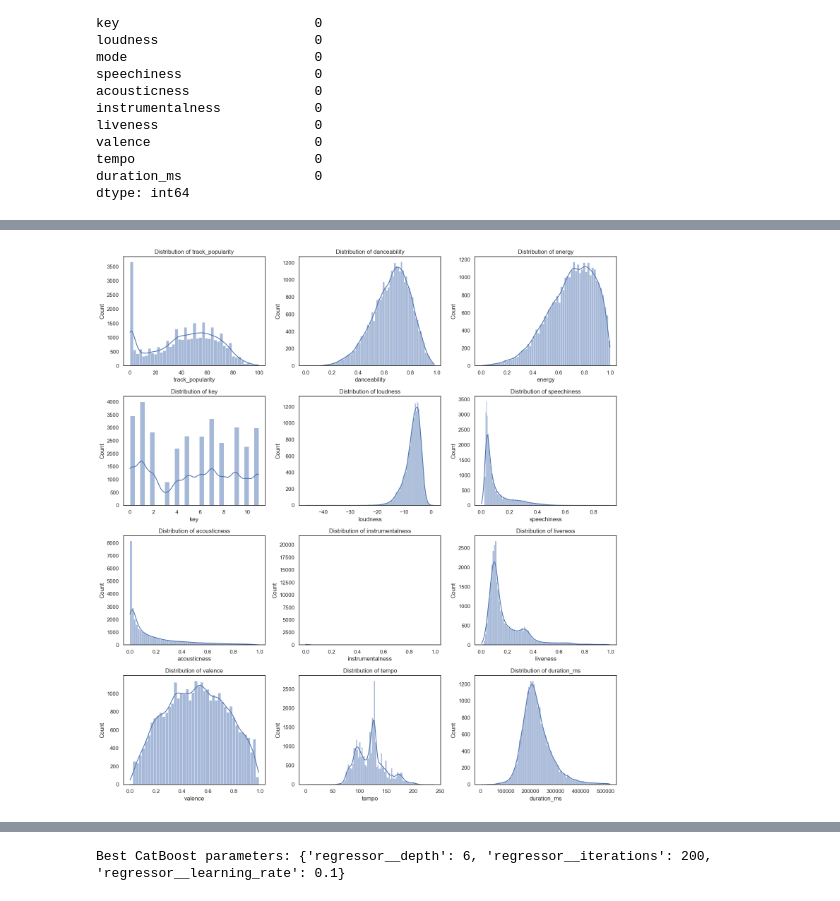
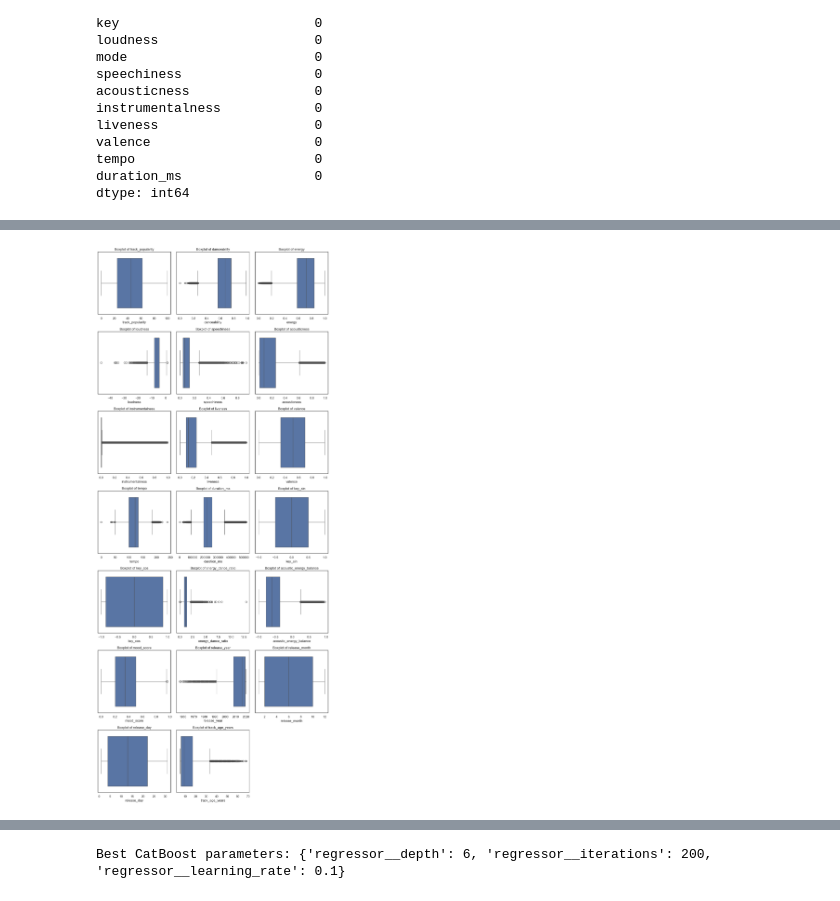
Before and after one commit to Yahlawat/Spotify-Popularity-Prediction, a Jupyter notebook: notebooks/spotify_popularity_prediction.ipynb, the cells around one changed output, grey strips where cells are left out. Drawn from its saved outputs; the diff is of its cells as text; code cells hidden in the pictures.

```diff
--- a/notebooks/spotify_popularity_prediction.ipynb
+++ b/notebooks/spotify_popularity_prediction.ipynb
@@ -41,6 +90,6 @@ sns.set_theme(style="white")
 # %%
 # Load the dataset
-df = pd.read_csv('../data/raw/spotify_songs.csv')
+df = pd.read_csv('../data/spotify_songs.csv')
 
 # Display basic information
 print("Dataset Shape:", df.shape)
@@ -158,0 +290,7 @@ The dataset appears to have no missing values. However, according to the data do
+# %%
+# Define categorical and numerical feature sets
+df_featured_categorical = df_featured.select_dtypes(include=['category']).columns.tolist()
+df_featured_numerical = df_featured.select_dtypes(include=['int32', 'float32', 'float64']).columns.tolist()
+
+print("Categorical Features:", df_featured_categorical)
+print("Numerical Features:", df_featured_numerical)
@@ -158,0 +311,18 @@ The dataset appears to have no missing values. However, according to the data do
+# %%
+# Create a distribution plot for each numeric feature in df_featured
+n_rows = (len(df_featured_numerical) + 2) // 3
+fig, axes = plt.subplots(nrows=n_rows, ncols=3, figsize=(15, 4 * n_rows))
+axes = axes.flatten()
+
+for i, (ax, col) in enumerate(zip(axes, df_featured_numerical)):
+    sns.histplot(data=df_featured, x=col, kde=True, ax=ax)
+    ax.set_title(f'Distribution of {col}')
+    ax.set_xlabel(col, fontsize=8)
+    ax.set_ylabel('Count', fontsize=8)
+
+# Hide any unused subplots
+for j in range(i + 1, len(axes)):
+    axes[j].set_visible(False)
+
+plt.tight_layout()
+plt.show()
@@ -159,20 +344,20 @@ The dataset appears to have no missing values. However, according to the data do
 # %%
-# Create a distribution plot for each numeric column
-df_numerical_features = df.select_dtypes(include=['int8', 'int32', 'float32']).columns
+# Visualize outliers in numerical columns
 
-n_rows = (len(df_numerical_features) + 1) // 3
-fig, axes = plt.subplots(nrows=n_rows, ncols=3, figsize=(15, 4 * n_rows))
+n_rows = (len(df_featured_numerical) + 1) // 3
+fig, axes = plt.subplots(nrows=n_rows, ncols=3, figsize=(12, 4 * n_rows))
 axes = axes.flatten()
 
-for i, (ax, col) in enumerate(zip(axes, df_numerical_features)):
-    sns.histplot(data=df, x=col, kde=True, ax=ax)
-    ax.set_title(f'Distribution of {col}')
+for i, (ax, col) in enumerate(zip(axes, df_featured_numerical)):
+    sns.boxplot(data=df_featured, x=col, ax=ax)
+    ax.set_title(f'Boxplot of {col}')
 
 # Hide empty subplots if odd number of features
-if len(df_numerical_features) % 2 != 0:
-    axes[-1].set_visible(False)
+if len(df_featured_numerical) % 3 != 0:
+    for ax in axes[len(df_featured_numerical):]:
+        ax.set_visible(False)
 
 plt.tight_layout()
 plt.show()
 # %% [output]
-[figure, old version]
+[figure, new version]
```
Also changed, not shown: parts of 35 cells of this notebook, 10 other files.
